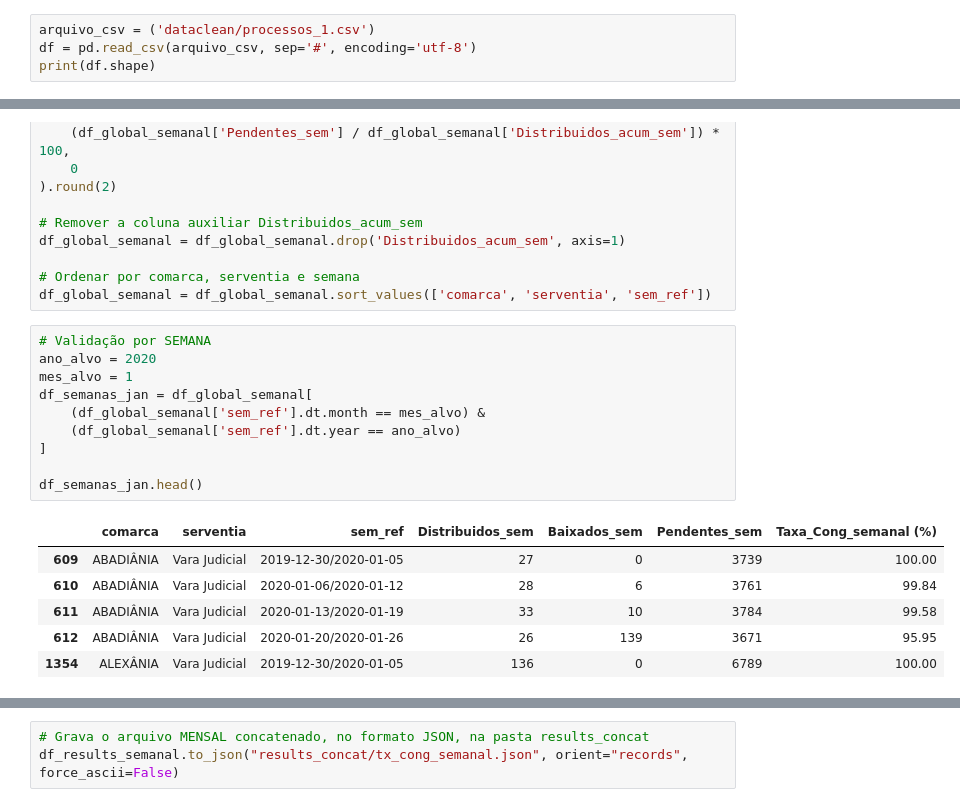
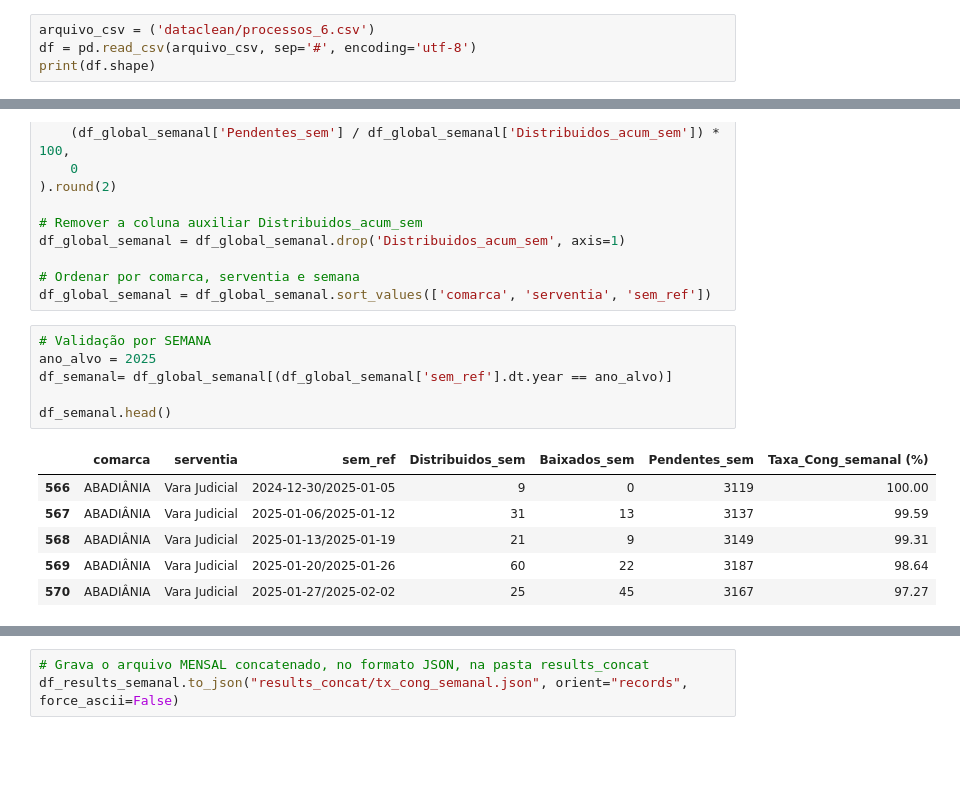
Before and after one commit to dvjuliocesar/TJGO_Projeto7_TxCongGeral, a Jupyter notebook: tx_cong_sep.ipynb, the cells around one changed output, grey strips where cells are left out. Cells and saved outputs as stored; diff of their text form; blank space fills up the shorter version.

```diff
--- a/tx_cong_sep.ipynb
+++ b/tx_cong_sep.ipynb
@@ -8,7 +8,7 @@ import os
 # %% [markdown]
 # Carregamento por Arquivo CSV
 # %%
-arquivo_csv = ('dataclean/processos_1.csv')
+arquivo_csv = ('dataclean/processos_6.csv')
 df = pd.read_csv(arquivo_csv, sep='#', encoding='utf-8')
 print(df.shape)
 # %% [output]
@@ -505,18 +505,14 @@ df_global_semanal = df_global_semanal.drop('Distribuidos_acum_sem', axis=1)
 df_global_semanal = df_global_semanal.sort_values(['comarca', 'serventia', 'sem_ref'])
 # %%
 # Validação por SEMANA
-ano_alvo = 2020
-mes_alvo = 1
-df_semanas_jan = df_global_semanal[
-    (df_global_semanal['sem_ref'].dt.month == mes_alvo) &
-    (df_global_semanal['sem_ref'].dt.year == ano_alvo)
-]
+ano_alvo = 2025
+df_semanal= df_global_semanal[(df_global_semanal['sem_ref'].dt.year == ano_alvo)]
 
-df_semanas_jan.head()
+df_semanal.head()
 # %% [output]
 |  | comarca | serventia | sem_ref | Distribuidos_sem | Baixados_sem | Pendentes_sem | Taxa_Cong_semanal (%) |
-| 609 | ABADIÂNIA | Vara Judicial | 2019-12-30/2020-01-05 | 27 | 0 | 3739 | 100.00 |
-| 610 | ABADIÂNIA | Vara Judicial | 2020-01-06/2020-01-12 | 28 | 6 | 3761 | 99.84 |
-| 611 | ABADIÂNIA | Vara Judicial | 2020-01-13/2020-01-19 | 33 | 10 | 3784 | 99.58 |
-| 612 | ABADIÂNIA | Vara Judicial | 2020-01-20/2020-01-26 | 26 | 139 | 3671 | 95.95 |
-| 1354 | ALEXÂNIA | Vara Judicial | 2019-12-30/2020-01-05 | 136 | 0 | 6789 | 100.00 |
+| 566 | ABADIÂNIA | Vara Judicial | 2024-12-30/2025-01-05 | 9 | 0 | 3119 | 100.00 |
+| 567 | ABADIÂNIA | Vara Judicial | 2025-01-06/2025-01-12 | 31 | 13 | 3137 | 99.59 |
+| 568 | ABADIÂNIA | Vara Judicial | 2025-01-13/2025-01-19 | 21 | 9 | 3149 | 99.31 |
+| 569 | ABADIÂNIA | Vara Judicial | 2025-01-20/2025-01-26 | 60 | 22 | 3187 | 98.64 |
+| 570 | ABADIÂNIA | Vara Judicial | 2025-01-27/2025-02-02 | 25 | 45 | 3167 | 97.27 |
```
Also changed, not shown: parts of 7 cells of this notebook.
